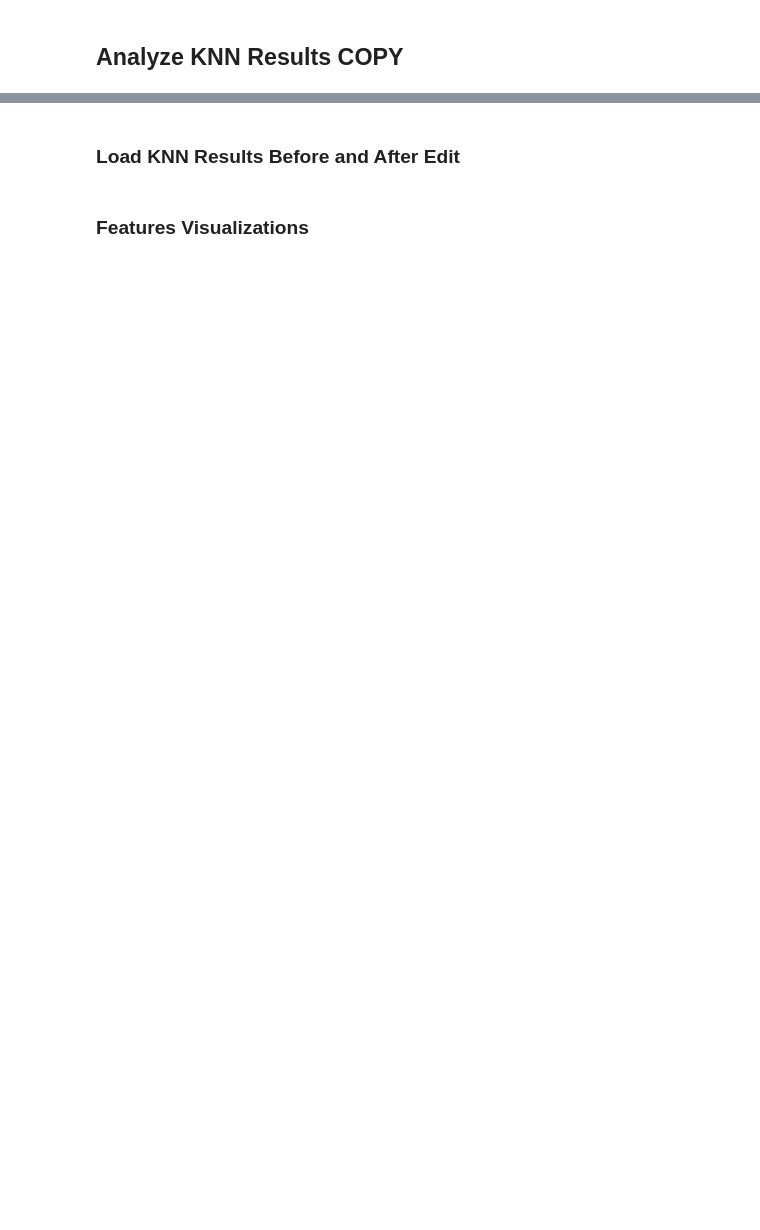
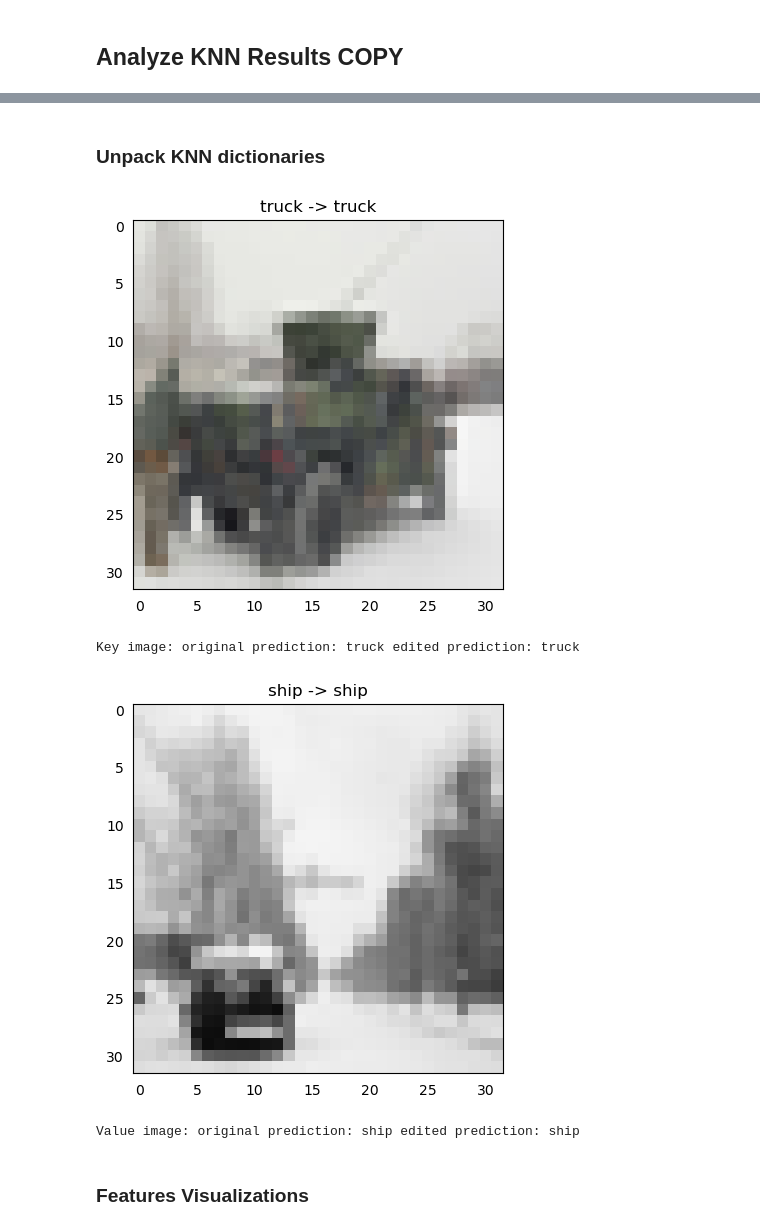
Before and after one commit to allisonchen23/model-editing, a Jupyter notebook: knn_analysis.ipynb, the cells around one changed output, grey strips where cells are left out. Drawn from its saved outputs; the diff is of its cells as text; code cells hidden in the pictures; blank space fills up the shorter version.

```diff
--- a/knn_analysis.ipynb
+++ b/knn_analysis.ipynb
@@ -100,2 +103,0 @@ Value image
-# %% [markdown]
-### Load KNN Results Before and After Edit
@@ -105,3 +104,74 @@ post_edit_knn = torch.load(post_edit_knn_path)
+# %% [markdown]
+### Unpack KNN dictionaries
+# %%
+# Get features and logits of key, value, key neighbors and value neighbors before edit
+
+# features
+data_type = 'features'
+pre_edit_features = pre_edit_knn[data_type]
+pre_edit_key_features = pre_edit_features['anchor_data'][0]
+pre_edit_key_neighbor_features = pre_edit_features['neighbor_data'][0]
+pre_edit_key_neighbor_features_image_paths = pre_edit_features['image_paths'][0]
+
+pre_edit_value_features = pre_edit_features['anchor_data'][1]
+pre_edit_value_neighbor_features = pre_edit_features['neighbor_data'][1]
+pre_edit_value_neighbor_features_image_paths = pre_edit_features['image_paths'][1]
+
+# Repeat for after edit
+post_edit_features = post_edit_knn[data_type]
+post_edit_key_features = post_edit_features['anchor_data'][0]
+post_edit_key_neighbor_features = post_edit_features['neighbor_data'][0]
+post_edit_key_neighbor_features_image_paths = post_edit_features['image_paths'][0]
+
+
+post_edit_value_features = post_edit_features['anchor_data'][1]
+post_edit_value_neighbor_features = post_edit_features['neighbor_data'][1]
+post_edit_value_neighbor_features_image_paths = post_edit_features['image_paths'][1]
+
+
+# logits
+data_type = 'logits'
+pre_edit_logits = pre_edit_knn[data_type]
+pre_edit_key_logits = pre_edit_logits['anchor_data'][0]
+pre_edit_key_neighbor_logits = pre_edit_logits['neighbor_data'][0]
+pre_edit_key_neighbor_logits_image_paths = pre_edit_logits['image_paths'][0]
+
+pre_edit_value_logits = pre_edit_logits['anchor_data'][1]
+pre_edit_value_neighbor_logits = pre_edit_logits['neighbor_data'][1]
+pre_edit_value_neighbor_logits_image_paths = pre_edit_logits['image_paths'][1]
+
+
+# Repeat for after edit
+post_edit_logits = post_edit_knn[data_type]
+post_edit_key_logits = post_edit_logits['anchor_data'][0]
+post_edit_key_neighbor_logits = post_edit_logits['neighbor_data'][0]
+post_edit_key_neighbor_logits_image_paths = post_edit_logits['image_paths'][0]
+
+
+post_edit_value_logits = post_edit_logits['anchor_data'][1]
+post_edit_value_neighbor_logits = post_edit_logits['neighbor_data'][1]
+post_edit_value_neighbor_logits_image_paths = post_edit_logits['image_paths'][1]
+
+pre_edit_key_prediction = class_list[np.argmax(pre_edit_key_logits)]
+post_edit_key_prediction = class_list[np.argmax(post_edit_key_logits)]
+visualizations.show_image(
+    key_image,
+    title="{} -> {}".format(pre_edit_key_prediction, post_edit_key_prediction),
+    save_path=os.path.join(save_dir, "key_image.png"))
+
+pre_edit_value_prediction = class_list[np.argmax(pre_edit_value_logits)]
+post_edit_value_prediction = class_list[np.argmax(post_edit_value_logits)]
+print("Key image: original prediction: {} edited prediction: {}".format(pre_edit_key_prediction, post_edit_key_prediction))
+visualizations.show_image(
+    value_image,
+    title="{} -> {}".format(pre_edit_value_prediction, post_edit_value_prediction),
+    save_path=os.path.join(save_dir, "value_image.png"))
+print("Value image: original prediction: {} edited prediction: {}".format(pre_edit_value_prediction, post_edit_value_prediction))
+# %% [output]
+[figure, added]
+Key image: original prediction: truck edited prediction: truck
+[figure, added]
+Value image: original prediction: ship edited prediction: ship
 # %% [markdown]
 ### Features Visualizations
 # %%
```
Also changed, not shown: parts of 20 cells of this notebook, 2 other files.
